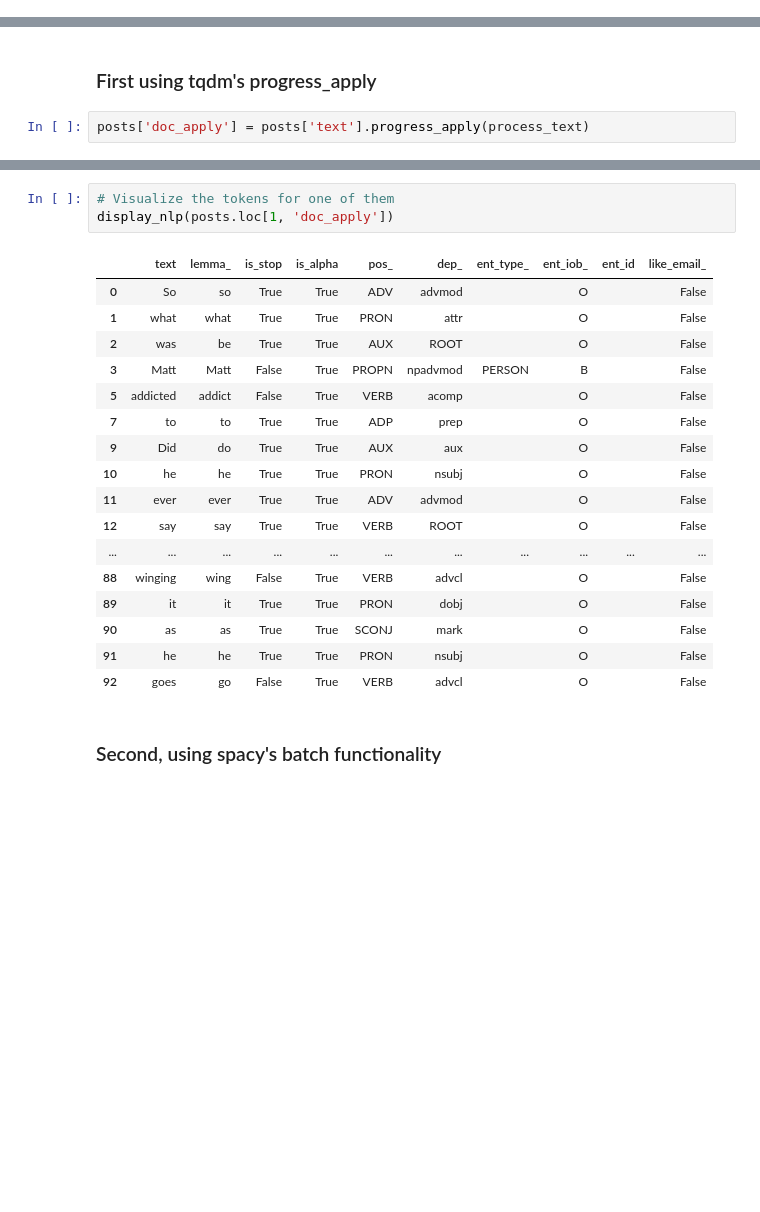
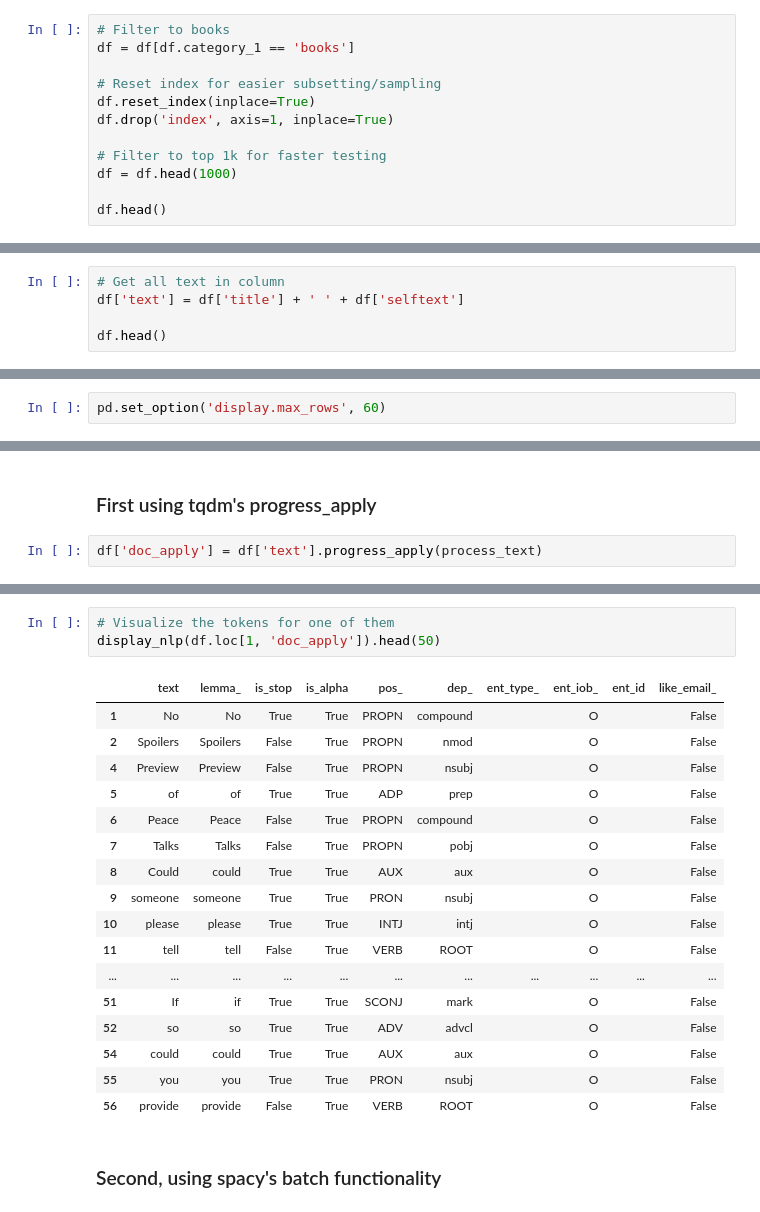
Before and after one commit to derek-damron/python_playground, a Jupyter notebook: modelling/nlp/creating_a_spacy_pipeline.ipynb, the cells around one changed output, grey strips where cells are left out. Saved outputs shown, nothing was run; the diff lists cells and outputs as text; blank space fills up the shorter version.

```diff
--- a/modelling/nlp/creating_a_spacy_pipeline.ipynb
+++ b/modelling/nlp/creating_a_spacy_pipeline.ipynb
@@ -31,0 +80,12 @@ posts.head()
+# %%
+# Filter to books
+df = df[df.category_1 == 'books']
+
+# Reset index for easier subsetting/sampling
+df.reset_index(inplace=True)
+df.drop('index', axis=1, inplace=True)
+
+# Filter to top 1k for faster testing
+df = df.head(1000)
+
+df.head()
@@ -31,0 +101,5 @@ posts.head()
+# %%
+# Get all text in column
+df['text'] = df['title'] + ' ' + df['selftext']
+
+df.head()
@@ -106,8 +187,10 @@ display_nlp(doc)
+# %%
+pd.set_option('display.max_rows', 60)
 # %% [markdown]
 # Process all records in a dataframe
 # %% [markdown]
 ### First using tqdm's progress_apply
 # %%
-posts['doc_apply'] = posts['text'].progress_apply(process_text)
+df['doc_apply'] = df['text'].progress_apply(process_text)
 # %%
 # Inspect
@@ -122,24 +205,24 @@ posts.head()
 # %%
 # Visualize the tokens for one of them
-display_nlp(posts.loc[1, 'doc_apply'])
+display_nlp(df.loc[1, 'doc_apply']).head(50)
 # %% [output]
 |  | text | lemma_ | is_stop | is_alpha | pos_ | dep_ | ent_type_ | ent_iob_ | ent_id | like_email_ |
-| 0 | So | so | True | True | ADV | advmod |  | O |  | False |
-| 1 | what | what | True | True | PRON | attr |  | O |  | False |
-| 2 | was | be | True | True | AUX | ROOT |  | O |  | False |
-| 3 | Matt | Matt | False | True | PROPN | npadvmod | PERSON | B |  | False |
-| 5 | addicted | addict | False | True | VERB | acomp |  | O |  | False |
-| 7 | to | to | True | True | ADP | prep |  | O |  | False |
-| 9 | Did | do | True | True | AUX | aux |  | O |  | False |
-| 10 | he | he | True | True | PRON | nsubj |  | O |  | False |
-| 11 | ever | ever | True | True | ADV | advmod |  | O |  | False |
-| 12 | say | say | True | True | VERB | ROOT |  | O |  | False |
+| 1 | No | No | True | True | PROPN | compound |  | O |  | False |
+| 2 | Spoilers | Spoilers | False | True | PROPN | nmod |  | O |  | False |
+| 4 | Preview | Preview | False | True | PROPN | nsubj |  | O |  | False |
+| 5 | of | of | True | True | ADP | prep |  | O |  | False |
+| 6 | Peace | Peace | False | True | PROPN | compound |  | O |  | False |
+| 7 | Talks | Talks | False | True | PROPN | pobj |  | O |  | False |
+| 8 | Could | could | True | True | AUX | aux |  | O |  | False |
+| 9 | someone | someone | True | True | PRON | nsubj |  | O |  | False |
+| 10 | please | please | True | True | INTJ | intj |  | O |  | False |
+| 11 | tell | tell | False | True | VERB | ROOT |  | O |  | False |
 | ... | ... | ... | ... | ... | ... | ... | ... | ... | ... | ... |
-| 88 | winging | wing | False | True | VERB | advcl |  | O |  | False |
-| 89 | it | it | True | True | PRON | dobj |  | O |  | False |
-| 90 | as | as | True | True | SCONJ | mark |  | O |  | False |
-| 91 | he | he | True | True | PRON | nsubj |  | O |  | False |
-| 92 | goes | go | False | True | VERB | advcl |  | O |  | False |
+| 51 | If | if | True | True | SCONJ | mark |  | O |  | False |
+| 52 | so | so | True | True | ADV | advcl |  | O |  | False |
+| 54 | could | could | True | True | AUX | aux |  | O |  | False |
+| 55 | you | you | True | True | PRON | nsubj |  | O |  | False |
+| 56 | provide | provide | False | True | VERB | ROOT |  | O |  | False |
 # %% [markdown]
 ### Second, using spacy's batch functionality
 # %%
```
Also changed, not shown: parts of 32 cells of this notebook.
